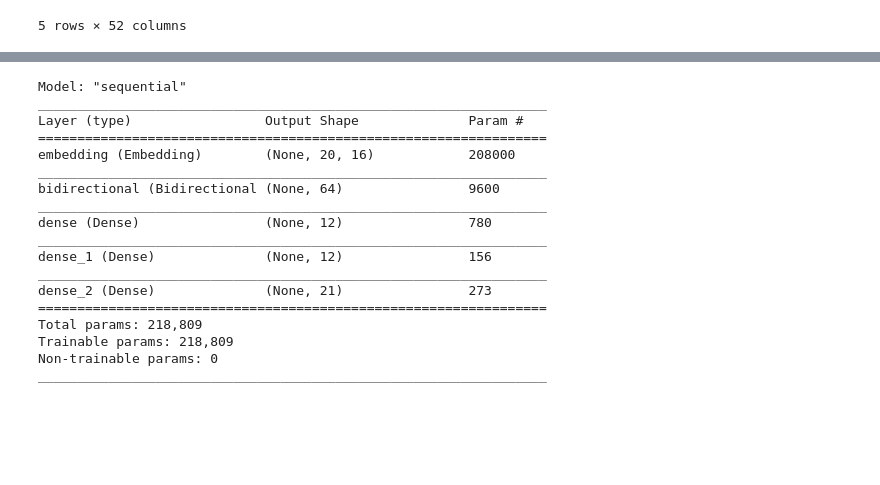
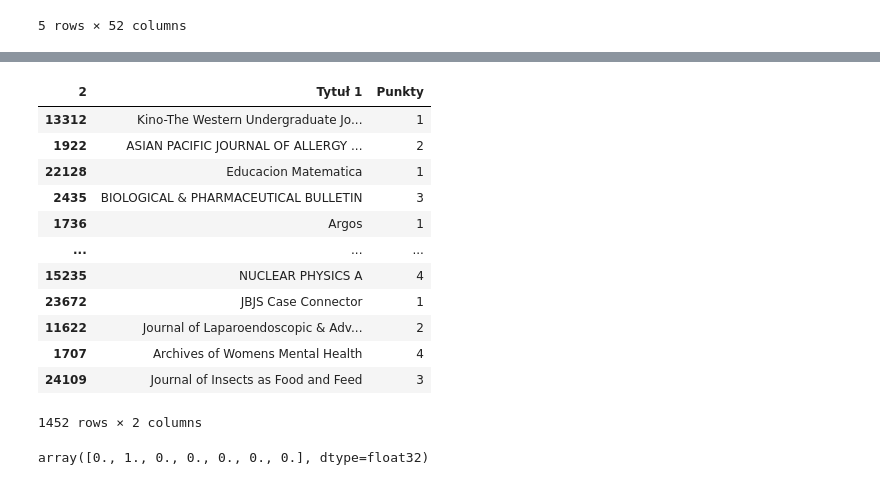
Before and after one commit to lagvna/WykazCzasopism, a Jupyter notebook: notebooks/predictions.ipynb, the cells around one changed output, grey strips where cells are left out. Saved outputs shown, nothing was run; the diff lists cells and outputs as text; code cells hidden in the pictures; blank space fills up the shorter version.

```diff
--- a/notebooks/predictions.ipynb
+++ b/notebooks/predictions.ipynb
@@ -43,3 +63,19 @@ test = df[midpoint:]
+# %%
+test
+# %% [output]
+| 2 | Tytuł 1 | Punkty |
+| 13312 | Kino-The Western Undergraduate Jo... | 1 |
+| 1922 | ASIAN PACIFIC JOURNAL OF ALLERGY ... | 2 |
+| 22128 | Educacion Matematica | 1 |
+| 2435 | BIOLOGICAL & PHARMACEUTICAL BULLETIN | 3 |
+| 1736 | Argos | 1 |
+| ... | ... | ... |
+| 15235 | NUCLEAR PHYSICS A | 4 |
+| 23672 | JBJS Case Connector | 1 |
+| 11622 | Journal of Laparoendoscopic & Adv... | 2 |
+| 1707 | Archives of Womens Mental Health | 4 |
+| 24109 | Journal of Insects as Food and Feed | 3 |
+1452 rows × 2 columns
 # %%
 from tensorflow.keras.utils import to_categorical
 
@@ -72,32 +108,9 @@ padded = pad_sequences(sequences,maxlen=max_length, truncating=trunc_type)
 
 testing_sequences = tokenizer.texts_to_sequences(testing_sentences)
 testing_padded = pad_sequences(testing_sequences,maxlen=max_length)
-# %%
-model = tf.keras.Sequential([
-    tf.keras.layers.Embedding(vocab_size, embedding_dim, input_length=max_length),
-    tf.keras.layers.Bidirectional(tf.keras.layers.GRU(32)),
-    tf.keras.layers.Dense(12, activation='relu'),
-    tf.keras.layers.Dense(12, activation='relu'),
-    tf.keras.layers.Dense(21, activation='softmax')
-])
-model.compile(loss='categorical_crossentropy',optimizer='adam',metrics=['accuracy'])
-model.summary()
-# %% [output]
-Model: "sequential"
-_________________________________________________________________
-Layer (type)                 Output Shape              Param #
-=================================================================
-embedding (Embedding)        (None, 20, 16)            208000
-_________________________________________________________________
-bidirectional (Bidirectional (None, 64)                9600
-_________________________________________________________________
-dense (Dense)                (None, 12)                780
-_________________________________________________________________
-dense_1 (Dense)              (None, 12)                156
-_________________________________________________________________
-dense_2 (Dense)              (None, 21)                273
-=================================================================
-Total params: 218,809
-Trainable params: 218,809
-Non-trainable params: 0
-_________________________________________________________________
+# %%
+testing_labels_final[2]
+
+#from tensorflow.keras.utils.np_utils import to_categorical
+# %% [output]
+array([0., 1., 0., 0., 0., 0., 0.], dtype=float32)
```
Also changed, not shown: parts of 11 cells of this notebook, 1 other file.
